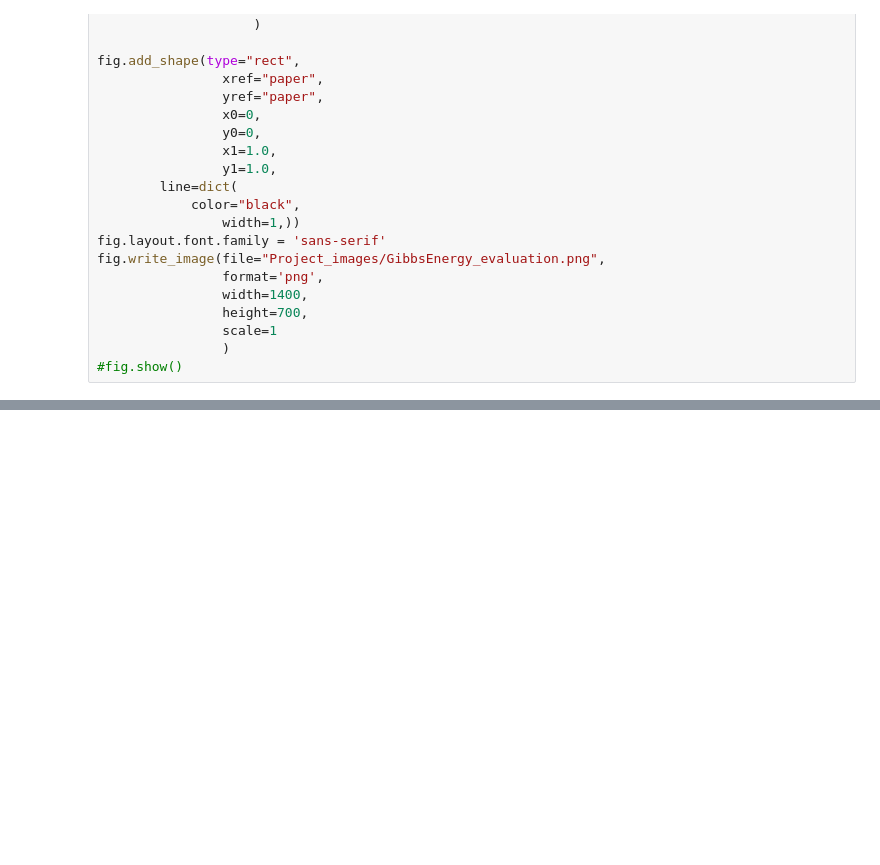
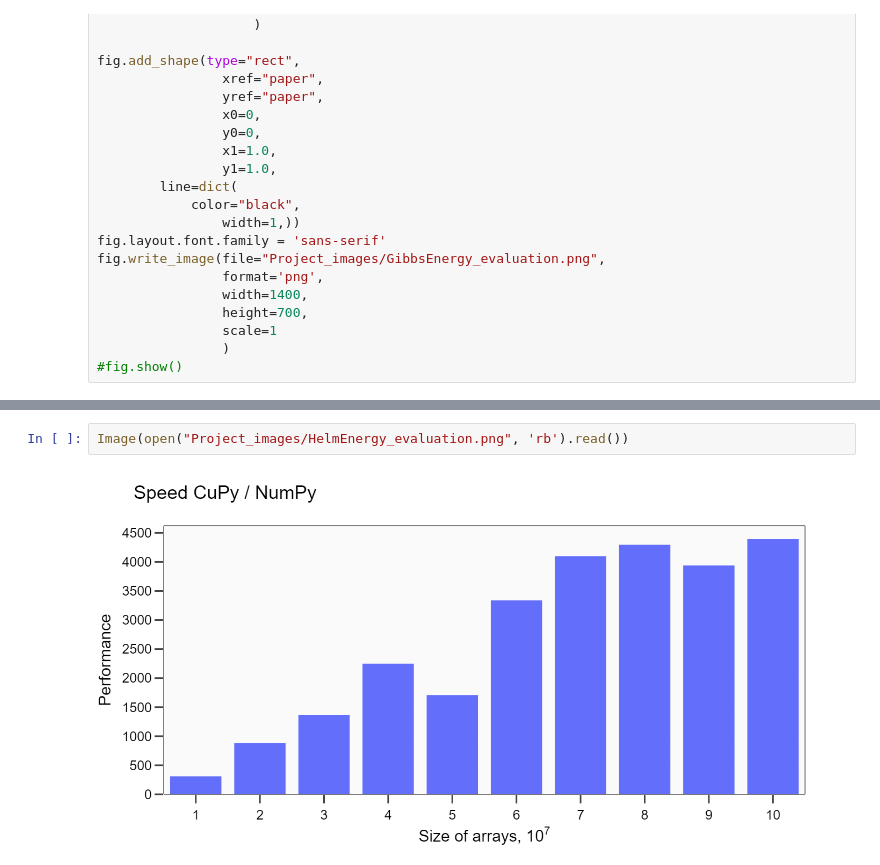
Before and after one commit to hasaki77/hppl, a Jupyter notebook: Final_Project.ipynb, the cells around one changed output, grey strips where cells are left out. Saved outputs shown, nothing was run; the diff lists cells and outputs as text; blank space fills up the shorter version.

Commit message:
Final Project

```diff
--- a/Final_Project.ipynb
+++ b/Final_Project.ipynb
@@ -531,0 +641,4 @@ GPU_Helm_energy_value
+# %%
+Image(open("Project_images/HelmEnergy_evaluation.png", 'rb').read())
+# %% [output]
+[figure, added]
```
Also changed, not shown: parts of 52 cells of this notebook, 18 other files.
